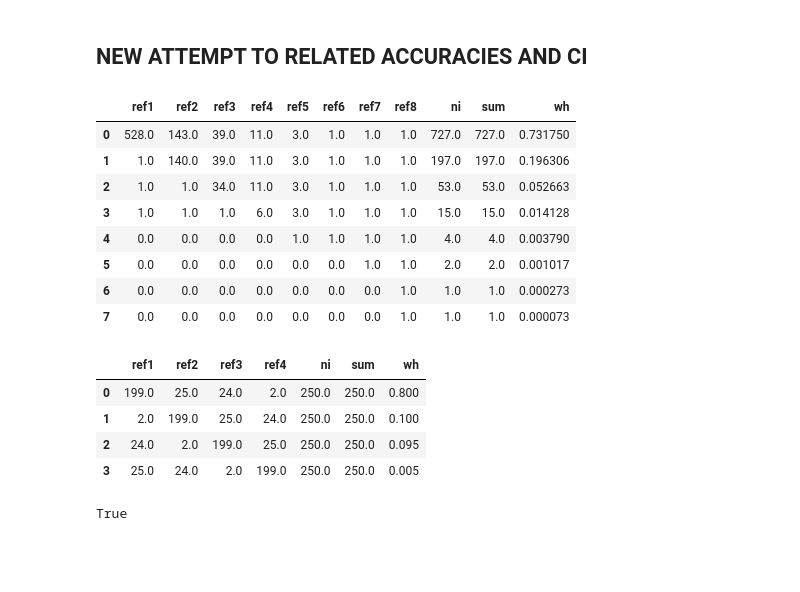
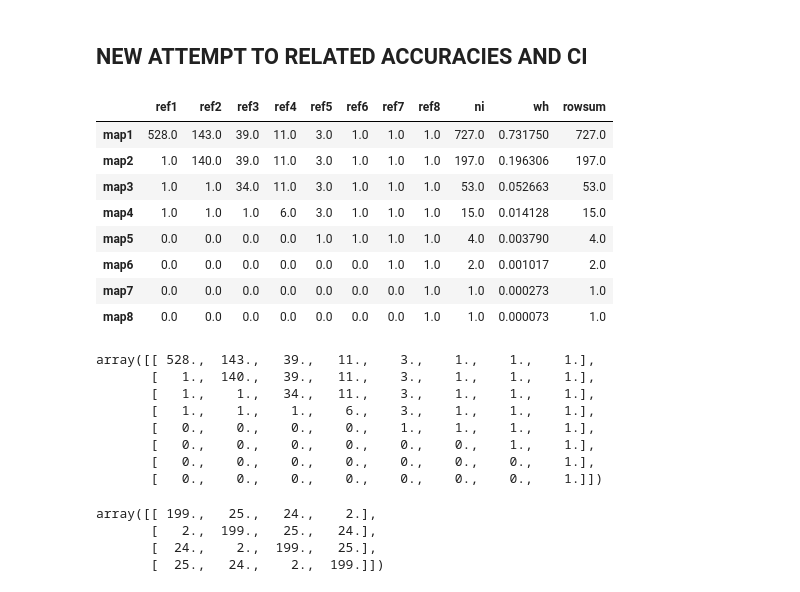
Before and after one commit to parevalo/workflow, a Jupyter notebook: multi_scene/other/accuracy_ci_experiment.ipynb, the cells around one changed output. Drawn from its saved outputs; the diff is of its cells as text; code cells hidden in the pictures; blank space fills up the shorter version.

Commit message:
Return dictionary with separate arrays and assemble them into a df with a different function

```diff
--- a/multi_scene/other/optimization_test.ipynb
+++ b/multi_scene/other/accuracy_ci_experiment.ipynb
@@ -174,11 +174,6 @@ def check_weights(nclass, weights):
 
 def create_error_matrix(nclass, weight_dist, tot_sample_size, reference_dist, *kwargs):
 
-    # Create pandas df to store everything
-    datacols = ['ref{}'.format(i+1) for i in range(nclass)]
-    datarows = ['map{}'.format(i+1) for i in range(nclass)]
-    df = pd.DataFrame(columns=datacols)
-
     # Create weights, or use the ones passed in kwargs
     if len(kwargs) > 0:
         if ('strata_weights' in kwargs[0]) & (check_weights(nclass, kwargs[0]['strata_weights'])):
@@ -194,11 +189,11 @@ def create_error_matrix(nclass, weight_dist, tot_sample_size, reference_dist, *k
     # Create sample size per stratum, proportional to weight
     # Adjust sizes for the sum to match the input total
     ni = wh * tot_sample_size
-    df['ni'] = adjust_values(ni, tot_sample_size)
+    ni = adjust_values(ni, tot_sample_size)
 
     # Create perfect confusion matrix and modify it to match different scenarios
     pcmat = np.zeros((nclass, nclass))
-    np.fill_diagonal(pcmat, df['ni'])
+    np.fill_diagonal(pcmat, ni)
     diag = np.diag_indices(nclass)
 
     if reference_dist == 'perfect':
@@ -221,17 +216,32 @@ def create_error_matrix(nclass, weight_dist, tot_sample_size, reference_dist, *k
 
 
     # Get redistributed counts
-    out_cm = [wh * n for n in df['ni']]
+    out_cm = [wh * n for n in ni]
     # Shift them to match the structure of the matrix
     out_cm = [np.roll(a, b) for a, b in zip(out_cm, diag[0])]
     # Adjust values for the sum to match the total sample size
-    out_cm = [adjust_values(a, b) for a, b in zip(out_cm, df['ni'])]
+    out_cm = [adjust_values(a, b) for a, b in zip(out_cm, ni)]
     # Stack and calculate sum for verification purposes
     out_cm = np.vstack(out_cm)
-    df['sum'] = out_cm.sum(axis=1)
+    out_cm_sum = out_cm.sum(axis=1) # ADD CHECK!
 
-    df['wh'] = wh
-    df.iloc[:,0:nclass] = out_cm
+    return {'conf_matrix': out_cm, 'ni': ni, 'wh':wh, 'rowsum':out_cm_sum}
+
+def create_dataframe(cm_dict):
+    """Assemble an easy to view dataframe from the output of the function
+    that creates the confusion matrix
+    """
+    # Create pandas df to store everything
+    colnames = ['ref{}'.format(i+1) for i in range(cm_dict['conf_matrix'].shape[0])]
+    rownames = ['map{}'.format(i+1) for i in range(cm_dict['conf_matrix'].shape[0])]
+
+    # Assemble df and rename cols and rows
+    df = pd.concat([pd.DataFrame(v) for k,v in cm_dict.items()], axis=1)
+    colnames.extend([*cm_dict][1:])
+    df.columns = colnames
+
+    rownames_dict = {i: v for i,v in enumerate(datarows)}
+    df.rename(rownames_dict, inplace=True)
 
 
     return df
@@ -237,0 +250,13 @@ def create_error_matrix(nclass, weight_dist, tot_sample_size, reference_dist, *k
+# %%
+tdf = create_dataframe(dftest)
+tdf
+# %% [output]
+|  | ref1 | ref2 | ref3 | ref4 | ref5 | ref6 | ref7 | ref8 | ni | wh | rowsum |
+| map1 | 528.0 | 143.0 | 39.0 | 11.0 | 3.0 | 1.0 | 1.0 | 1.0 | 727.0 | 0.731750 | 727.0 |
+| map2 | 1.0 | 140.0 | 39.0 | 11.0 | 3.0 | 1.0 | 1.0 | 1.0 | 197.0 | 0.196306 | 197.0 |
+| map3 | 1.0 | 1.0 | 34.0 | 11.0 | 3.0 | 1.0 | 1.0 | 1.0 | 53.0 | 0.052663 | 53.0 |
+| map4 | 1.0 | 1.0 | 1.0 | 6.0 | 3.0 | 1.0 | 1.0 | 1.0 | 15.0 | 0.014128 | 15.0 |
+| map5 | 0.0 | 0.0 | 0.0 | 0.0 | 1.0 | 1.0 | 1.0 | 1.0 | 4.0 | 0.003790 | 4.0 |
+| map6 | 0.0 | 0.0 | 0.0 | 0.0 | 0.0 | 0.0 | 1.0 | 1.0 | 2.0 | 0.001017 | 2.0 |
+| map7 | 0.0 | 0.0 | 0.0 | 0.0 | 0.0 | 0.0 | 0.0 | 1.0 | 1.0 | 0.000273 | 1.0 |
+| map8 | 0.0 | 0.0 | 0.0 | 0.0 | 0.0 | 0.0 | 0.0 | 1.0 | 1.0 | 0.000073 | 1.0 |
@@ -238,16 +265,15 @@ def create_error_matrix(nclass, weight_dist, tot_sample_size, reference_dist, *k
 # %%
 dftest = create_error_matrix(8, 'very-unbalanced-geom', 1000, 'strata_weight_alike')
-dftest
+dftest['conf_matrix']
 # %% [output]
-|  | ref1 | ref2 | ref3 | ref4 | ref5 | ref6 | ref7 | ref8 | ni | sum | wh |
-| 0 | 528.0 | 143.0 | 39.0 | 11.0 | 3.0 | 1.0 | 1.0 | 1.0 | 727.0 | 727.0 | 0.731750 |
-| 1 | 1.0 | 140.0 | 39.0 | 11.0 | 3.0 | 1.0 | 1.0 | 1.0 | 197.0 | 197.0 | 0.196306 |
-| 2 | 1.0 | 1.0 | 34.0 | 11.0 | 3.0 | 1.0 | 1.0 | 1.0 | 53.0 | 53.0 | 0.052663 |
-| 3 | 1.0 | 1.0 | 1.0 | 6.0 | 3.0 | 1.0 | 1.0 | 1.0 | 15.0 | 15.0 | 0.014128 |
-| 4 | 0.0 | 0.0 | 0.0 | 0.0 | 1.0 | 1.0 | 1.0 | 1.0 | 4.0 | 4.0 | 0.003790 |
-| 5 | 0.0 | 0.0 | 0.0 | 0.0 | 0.0 | 0.0 | 1.0 | 1.0 | 2.0 | 2.0 | 0.001017 |
-| 6 | 0.0 | 0.0 | 0.0 | 0.0 | 0.0 | 0.0 | 0.0 | 1.0 | 1.0 | 1.0 | 0.000273 |
-| 7 | 0.0 | 0.0 | 0.0 | 0.0 | 0.0 | 0.0 | 0.0 | 1.0 | 1.0 | 1.0 | 0.000073 |
+array([[ 528.,  143.,   39.,   11.,    3.,    1.,    1.,    1.],
+       [   1.,  140.,   39.,   11.,    3.,    1.,    1.,    1.],
+       [   1.,    1.,   34.,   11.,    3.,    1.,    1.,    1.],
+       [   1.,    1.,    1.,    6.,    3.,    1.,    1.,    1.],
+       [   0.,    0.,    0.,    0.,    1.,    1.,    1.,    1.],
+       [   0.,    0.,    0.,    0.,    0.,    0.,    1.,    1.],
+       [   0.,    0.,    0.,    0.,    0.,    0.,    0.,    1.],
+       [   0.,    0.,    0.,    0.,    0.,    0.,    0.,    1.]])
 # %%
 #testw = np.array([.8,.05,.05,.05,.05,.05,.05,.05,.05,.05])
 testw = np.array([.8,.1,.095,.005])
@@ -256,12 +282,7 @@ kwargs = {'custom_wh': testw, 'strata_weights': testsw}
 dftest = create_error_matrix(4, 'unbalanced-geom', 1000, 'custom', kwargs)
 dftest
 # %% [output]
-|  | ref1 | ref2 | ref3 | ref4 | ni | sum | wh |
-| 0 | 199.0 | 25.0 | 24.0 | 2.0 | 250.0 | 250.0 | 0.800 |
-| 1 | 2.0 | 199.0 | 25.0 | 24.0 | 250.0 | 250.0 | 0.100 |
-| 2 | 24.0 | 2.0 | 199.0 | 25.0 | 250.0 | 250.0 | 0.095 |
-| 3 | 25.0 | 24.0 | 2.0 | 199.0 | 250.0 | 250.0 | 0.005 |
+array([[ 199.,   25.,   24.,    2.],
+       [   2.,  199.,   25.,   24.],
+       [  24.,    2.,  199.,   25.],
+       [  25.,   24.,    2.,  199.]])
-# %%
-'custom_wh' in kwargs
-# %% [output]
-True
```
Also changed, not shown: parts of 4 cells of this notebook.
